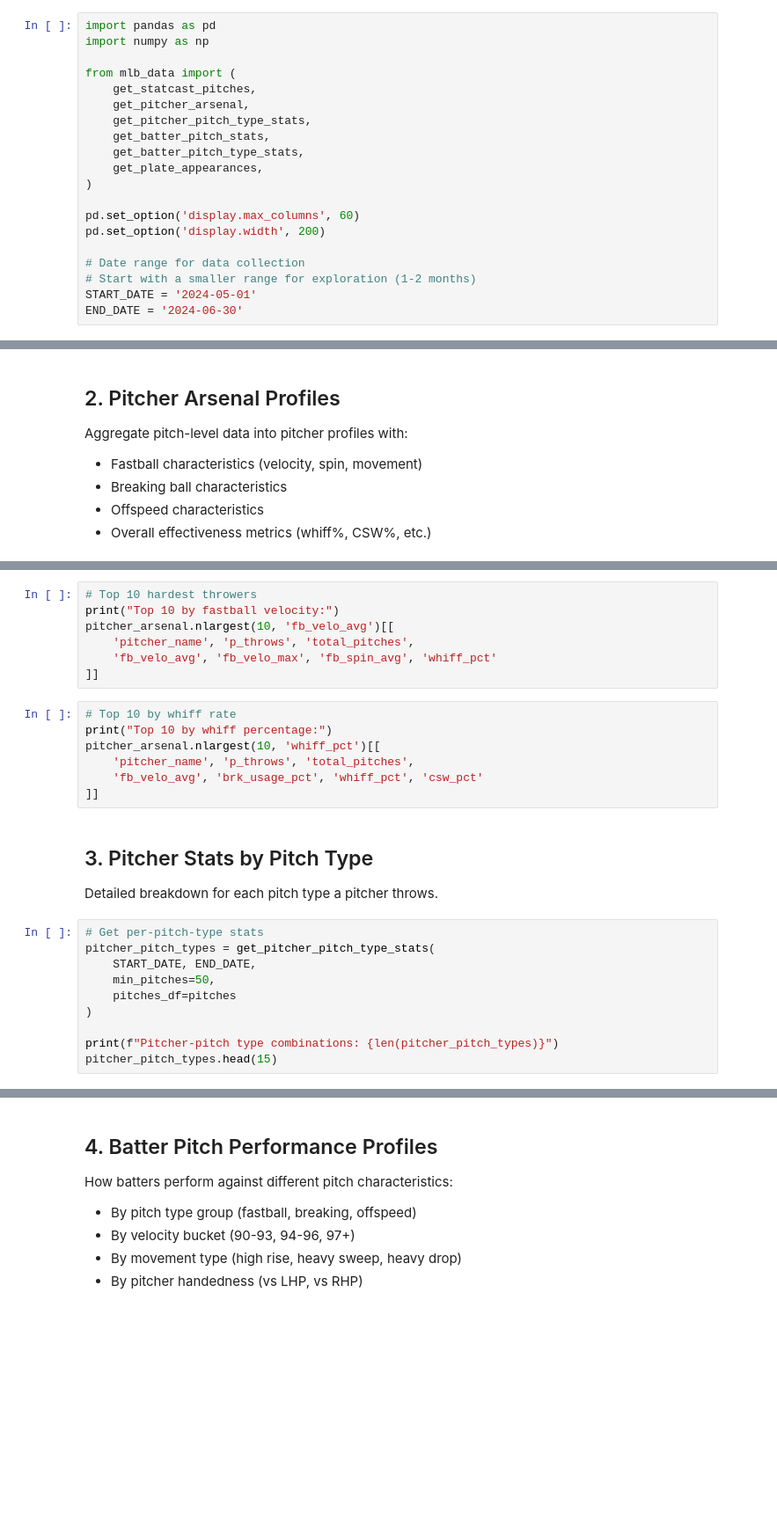
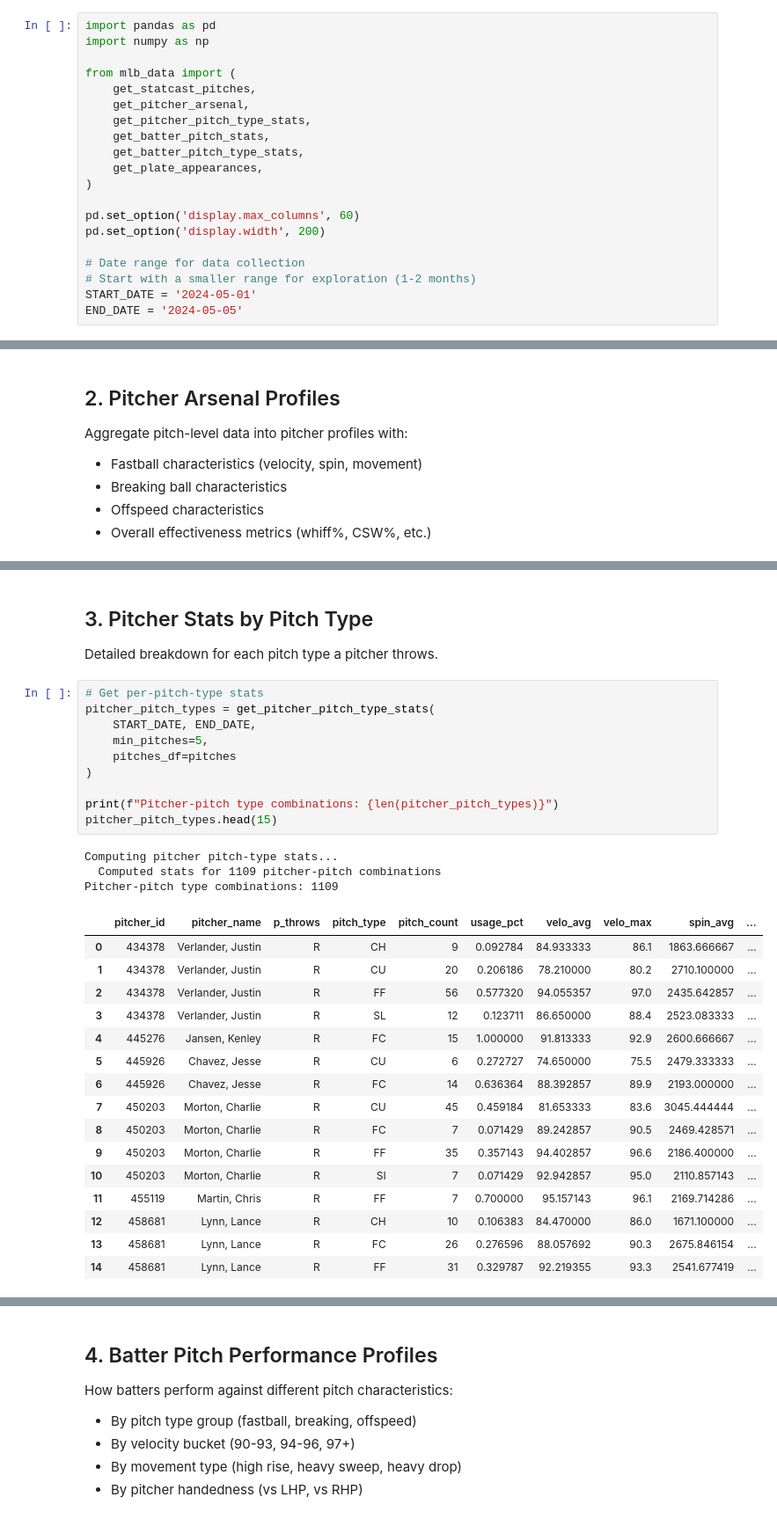
Before and after one commit to mcgillies/PitcherGamePreds, a Jupyter notebook: notebooks/02_advanced_pitch_stats.ipynb, the cells around one changed output, grey strips where cells are left out. Shown at 88% size. Saved outputs shown, nothing was run; the diff lists cells and outputs as text; blank space fills up the shorter version.

```diff
--- a/notebooks/02_advanced_pitch_stats.ipynb
+++ b/notebooks/02_advanced_pitch_stats.ipynb
@@ -32,7 +32,7 @@ pd.set_option('display.width', 200)
 # Date range for data collection
 # Start with a smaller range for exploration (1-2 months)
 START_DATE = '2024-05-01'
-END_DATE = '2024-06-30'
+END_DATE = '2024-05-05'
 # %% [markdown]
 ## 1. Raw Statcast Data
 
@@ -107,17 +200,3 @@ pitcher_arsenal[available_stats].describe().round(2)
-# %%
-# Top 10 hardest throwers
-print("Top 10 by fastball velocity:")
-pitcher_arsenal.nlargest(10, 'fb_velo_avg')[[
-    'pitcher_name', 'p_throws', 'total_pitches',
-    'fb_velo_avg', 'fb_velo_max', 'fb_spin_avg', 'whiff_pct'
-]]
-# %%
-# Top 10 by whiff rate
-print("Top 10 by whiff percentage:")
-pitcher_arsenal.nlargest(10, 'whiff_pct')[[
-    'pitcher_name', 'p_throws', 'total_pitches',
-    'fb_velo_avg', 'brk_usage_pct', 'whiff_pct', 'csw_pct'
-]]
 # %% [markdown]
 ## 3. Pitcher Stats by Pitch Type
 
@@ -125,13 +204,33 @@ Detailed breakdown for each pitch type a pitcher throws.
 # %%
 # Get per-pitch-type stats
 pitcher_pitch_types = get_pitcher_pitch_type_stats(
     START_DATE, END_DATE,
-    min_pitches=50,
+    min_pitches=5,
     pitches_df=pitches
 )
 
 print(f"Pitcher-pitch type combinations: {len(pitcher_pitch_types)}")
 pitcher_pitch_types.head(15)
+# %% [output]
+Computing pitcher pitch-type stats...
+  Computed stats for 1109 pitcher-pitch combinations
+Pitcher-pitch type combinations: 1109
+|  | pitcher_id | pitcher_name | p_throws | pitch_type | pitch_count | usage_pct | velo_avg | velo_max | spin_avg | ... |
+| 0 | 434378 | Verlander, Justin | R | CH | 9 | 0.092784 | 84.933333 | 86.1 | 1863.666667 | ... |
+| 1 | 434378 | Verlander, Justin | R | CU | 20 | 0.206186 | 78.210000 | 80.2 | 2710.100000 | ... |
+| 2 | 434378 | Verlander, Justin | R | FF | 56 | 0.577320 | 94.055357 | 97.0 | 2435.642857 | ... |
+| 3 | 434378 | Verlander, Justin | R | SL | 12 | 0.123711 | 86.650000 | 88.4 | 2523.083333 | ... |
+| 4 | 445276 | Jansen, Kenley | R | FC | 15 | 1.000000 | 91.813333 | 92.9 | 2600.666667 | ... |
+| 5 | 445926 | Chavez, Jesse | R | CU | 6 | 0.272727 | 74.650000 | 75.5 | 2479.333333 | ... |
+| 6 | 445926 | Chavez, Jesse | R | FC | 14 | 0.636364 | 88.392857 | 89.9 | 2193.000000 | ... |
+| 7 | 450203 | Morton, Charlie | R | CU | 45 | 0.459184 | 81.653333 | 83.6 | 3045.444444 | ... |
+| 8 | 450203 | Morton, Charlie | R | FC | 7 | 0.071429 | 89.242857 | 90.5 | 2469.428571 | ... |
+| 9 | 450203 | Morton, Charlie | R | FF | 35 | 0.357143 | 94.402857 | 96.6 | 2186.400000 | ... |
+| 10 | 450203 | Morton, Charlie | R | SI | 7 | 0.071429 | 92.942857 | 95.0 | 2110.857143 | ... |
+| 11 | 455119 | Martin, Chris | R | FF | 7 | 0.700000 | 95.157143 | 96.1 | 2169.714286 | ... |
+| 12 | 458681 | Lynn, Lance | R | CH | 10 | 0.106383 | 84.470000 | 86.0 | 1671.100000 | ... |
+| 13 | 458681 | Lynn, Lance | R | FC | 26 | 0.276596 | 88.057692 | 90.3 | 2675.846154 | ... |
+| 14 | 458681 | Lynn, Lance | R | FF | 31 | 0.329787 | 92.219355 | 93.3 | 2541.677419 | ... |
 # %%
 # Best sliders by whiff rate
 sliders = pitcher_pitch_types[pitcher_pitch_types['pitch_type'] == 'SL']
```
Also changed, not shown: parts of 19 cells of this notebook.
